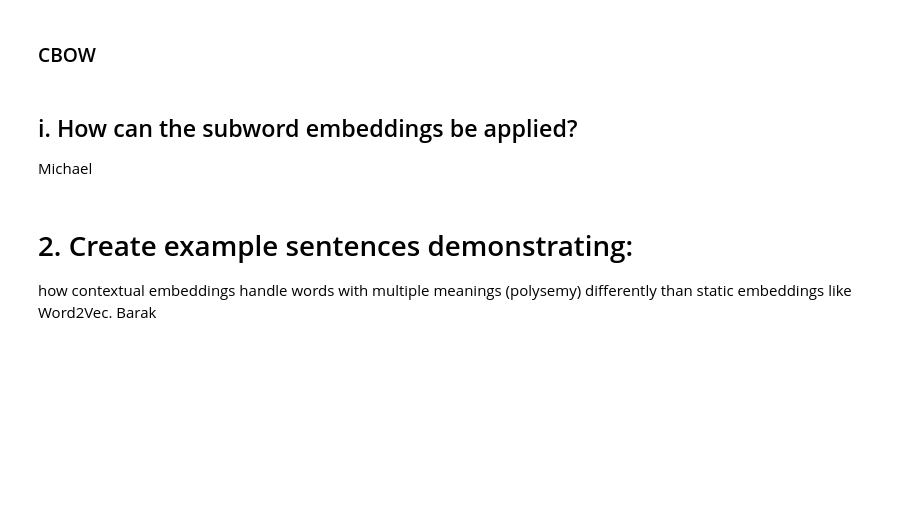
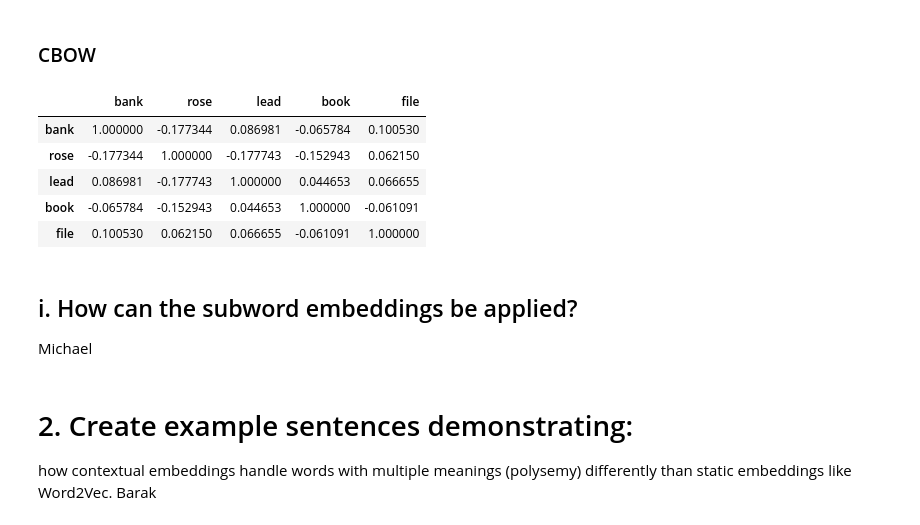
Before and after one commit to vodkolav/DSlab1, a Jupyter notebook: NLP/Assignment2.ipynb, the cells around one changed output. Drawn from its saved outputs; the diff is of its cells as text; code cells hidden in the pictures; blank space fills up the shorter version.

```diff
--- a/NLP/Assignment2.ipynb
+++ b/NLP/Assignment2.ipynb
@@ -592,5 +663,37 @@ cosine_similarity_df
 # %% [markdown]
 ### CBOW
+# %%
+import pandas as pd
+from scipy.spatial.distance import cosine
+
+selected_words = ['bank', 'rose', 'lead', 'book', 'file']  # Words to calculate cosine similarity for
+
+# Initialize an empty DataFrame to store cosine similarities
+cosine_similarity_df = pd.DataFrame(index=selected_words, columns=selected_words)
+
+# Calculate cosine similarity for selected word pairs
+for word1 in selected_words:
+    for word2 in selected_words:
+        if word1 != word2:
+            # Calculate cosine similarity (1 - cosine distance)
+            similarity = 1 - cosine(embedding_dict_cbow[word1], embedding_dict_cbow[word2])
+            cosine_similarity_df.at[word1, word2] = similarity
+        else:
+            # Similarity with itself is 1
+            cosine_similarity_df.at[word1, word2] = 1.0
+
+# Convert to float type (optional)
+cosine_similarity_df = cosine_similarity_df.astype(float)
+
+# Display the resulting DataFrame
+cosine_similarity_df
+# %% [output]
+|  | bank | rose | lead | book | file |
+| bank | 1.000000 | -0.177344 | 0.086981 | -0.065784 | 0.100530 |
+| rose | -0.177344 | 1.000000 | -0.177743 | -0.152943 | 0.062150 |
+| lead | 0.086981 | -0.177743 | 1.000000 | 0.044653 | 0.066655 |
+| book | -0.065784 | -0.152943 | 0.044653 | 1.000000 | -0.061091 |
+| file | 0.100530 | 0.062150 | 0.066655 | -0.061091 | 1.000000 |
 # %% [markdown]
 ## i. How can the subword embeddings be applied?
 Michael
```
Also changed, not shown: parts of 22 cells of this notebook.
